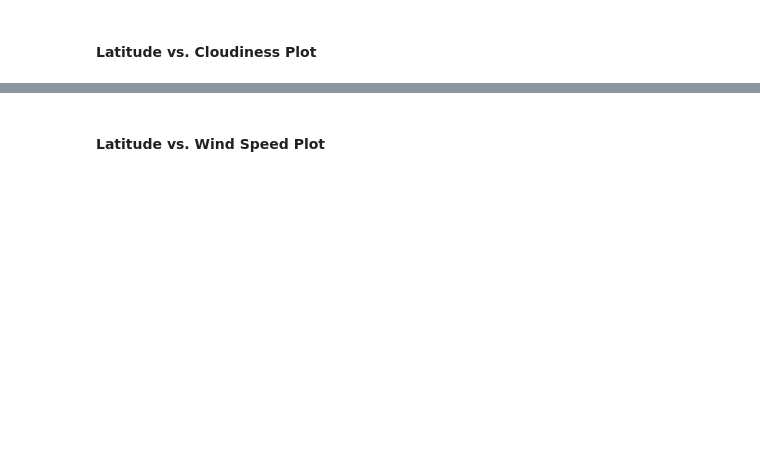
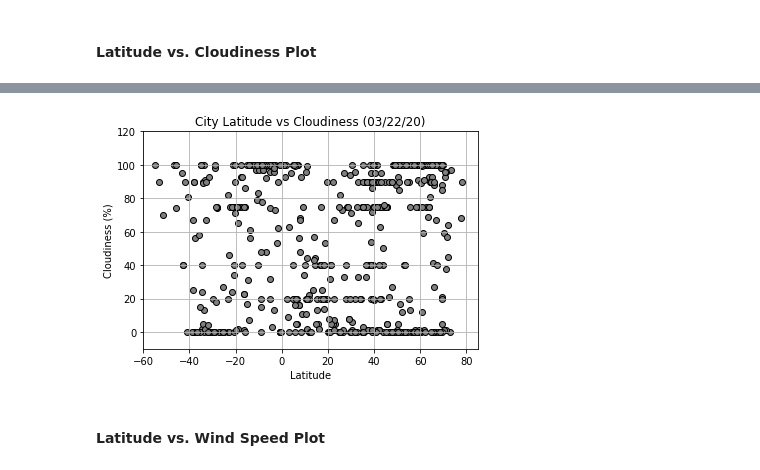
Before and after one commit to VL14/python-api-challenge, a Jupyter notebook: WeatherPy/WeatherPycode.ipynb, the cells around one changed output, grey strips where cells are left out. Saved outputs shown, nothing was run; the diff lists cells and outputs as text; code cells hidden in the pictures; blank space fills up the shorter version.

```diff
--- a/WeatherPy/WeatherPycode.ipynb
+++ b/WeatherPy/WeatherPycode.ipynb
@@ -176,2 +501,20 @@ plt.savefig("Plot_Lat_MaxTemp.png")
+# %%
+# Create next scatter plot
+plt.scatter(lat_series,clouds_series,marker="o",facecolors='gray',edgecolors='k')
+plt.ylim(-10,120)
+plt.xlim(-60,85)
+plt.grid()
+
+# Enter labels and title
+plt.xlabel('Latitude')
+plt.ylabel('Cloudiness (%)')
+plt.title('City Latitude vs Cloudiness (03/22/20)')
+
+# Save plot
+plt.savefig("Plot_Lat_Cloudiness.png")
+
+# This scatter plot uses city data with latitude as the x-axis and cloudiness as the y-axis. Cloudiness within the dataset ranges from 0% to 100%. Based on visual inspection, there does not appear to be a correlation between latitude and cloudiness.
+# %% [output]
+[figure, added]
 # %% [markdown]
 #### Latitude vs. Wind Speed Plot
```
Also changed, not shown: parts of 31 cells of this notebook, 6 other files.
